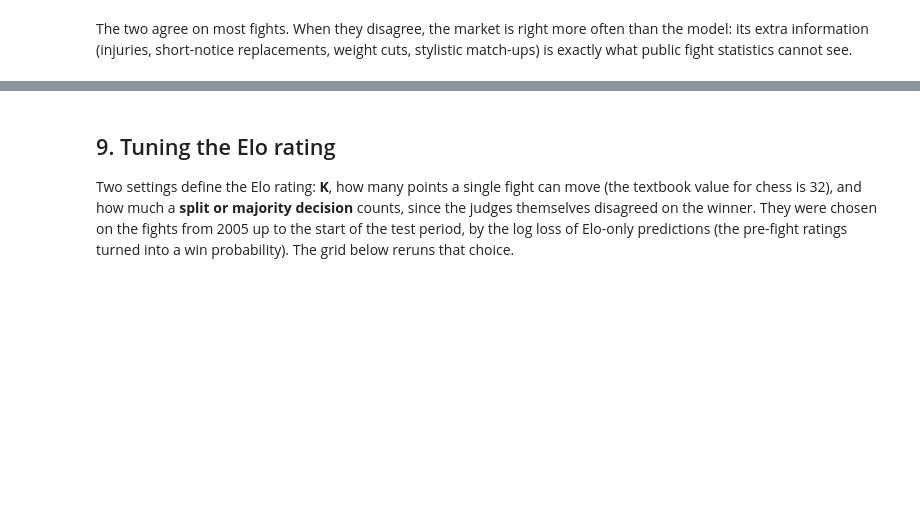
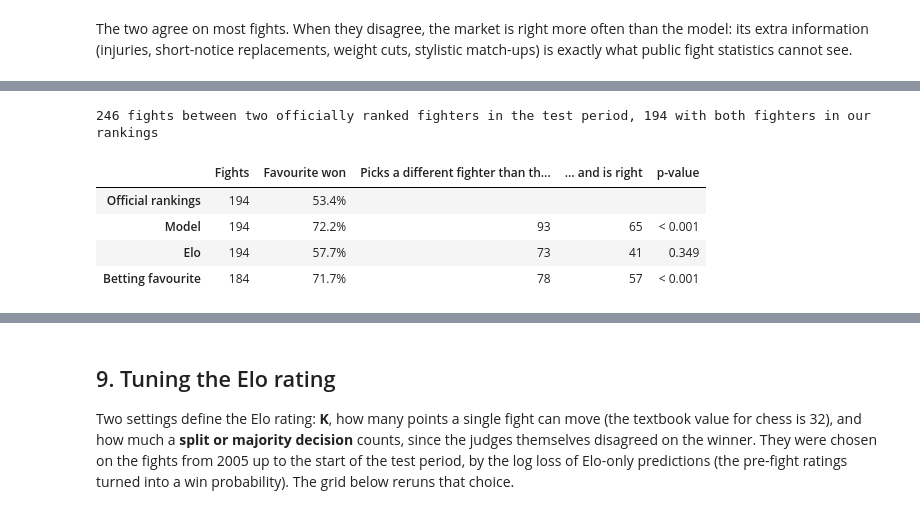
Before and after one commit to tnadiedjoa/Rating-UFC, a Jupyter notebook: notebooks/03_models_and_rankings.ipynb, the cells around one changed output, grey strips where cells are left out. Cells and saved outputs as stored; diff of their text form; code cells hidden in the pictures; blank space fills up the shorter version.

```diff
--- a/notebooks/03_models_and_rankings.ipynb
+++ b/notebooks/03_models_and_rankings.ipynb
@@ -24,10 +24,12 @@ import matplotlib.ticker as mtick
 
 from ufc_rating import plotting
 from ufc_rating.config import (
-    ELO_HISTORY_CSV, MASTER_CSV, MODELS_PKL, PREDICTIONS_CSV, RANKINGS_CSV, WIKI_RANKINGS_CSV,
+    ELO_HISTORY_CSV, MASTER_CSV, MODELS_PKL, PREDICTIONS_CSV, RANKING_BACKTEST_CSV, RANKINGS_CSV,
+    WIKI_RANKINGS_CSV,
 )
 from ufc_rating.models.training import format_scores, load_models
-from ufc_rating.processing.master import read_master, read_official_rankings
+from ufc_rating.processing.master import american_to_prob, read_master, read_official_rankings
+from ufc_rating.ranking.backtest import backtest_summary, format_summary
 from ufc_rating.ranking.elo import CLOSE_DECISION_WEIGHT, K_FACTOR, compute_elo, peak_elo
 from ufc_rating.ranking.rankings import compare_with_official, latest_official_ranks, method_agreement
 
@@ -39,6 +41,7 @@ predictions = pd.read_csv(PREDICTIONS_CSV, parse_dates=['date'])
 rankings = pd.read_csv(RANKINGS_CSV)
 elo_history = pd.read_csv(ELO_HISTORY_CSV, parse_dates=['date'])
 master = read_master(MASTER_CSV)
+picks = pd.read_csv(RANKING_BACKTEST_CSV, parse_dates=['date'])
 # %% [markdown]
 ## 1. Model selection on the validation period
 
@@ -163,0 +169,12 @@ Spearman correlation between the ranks given by each pair of methods, per divisi
+# %%
+covered = picks[picks['covered']]
+print(f"{len(picks)} fights between two officially ranked fighters in the test period, "
+      f"{len(covered)} with both fighters in our rankings")
+format_summary(backtest_summary(picks))
+# %% [output]
+246 fights between two officially ranked fighters in the test period, 194 with both fighters in our rankings
+|  | Fights | Favourite won | Picks a different fighter than th... | ... and is right | p-value |
+| Official rankings | 194 | 53.4% |  |  |  |
+| Model | 194 | 72.2% | 93 | 65 | < 0.001 |
+| Elo | 194 | 57.7% | 73 | 41 | 0.349 |
+| Betting favourite | 184 | 71.7% | 78 | 57 | < 0.001 |
```
Also changed, not shown: parts of 32 cells of this notebook, 29 other files.
